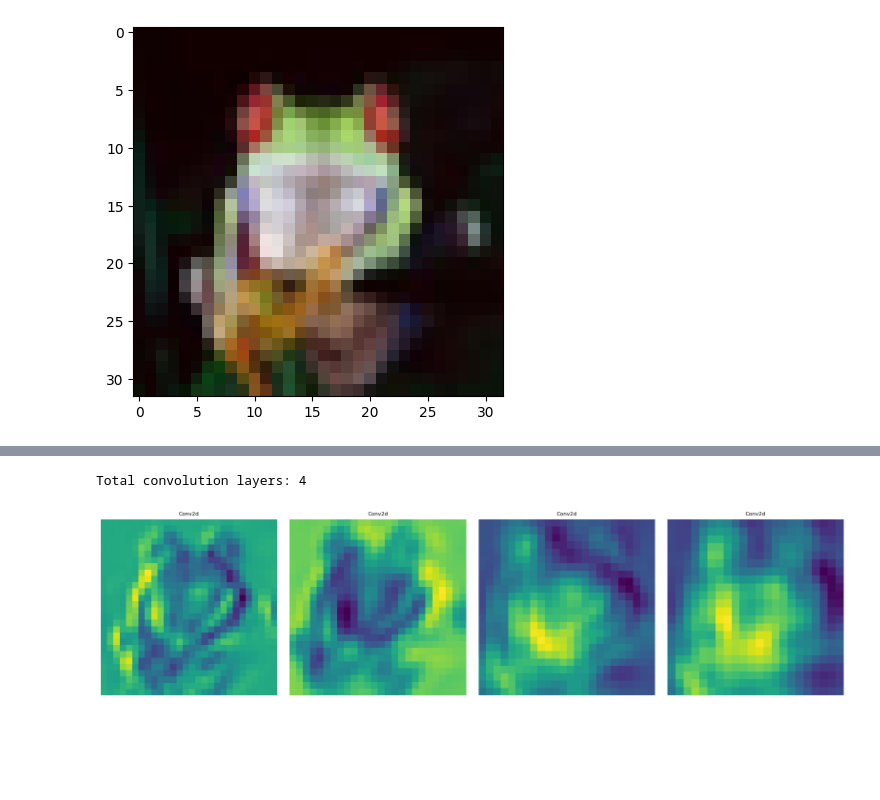
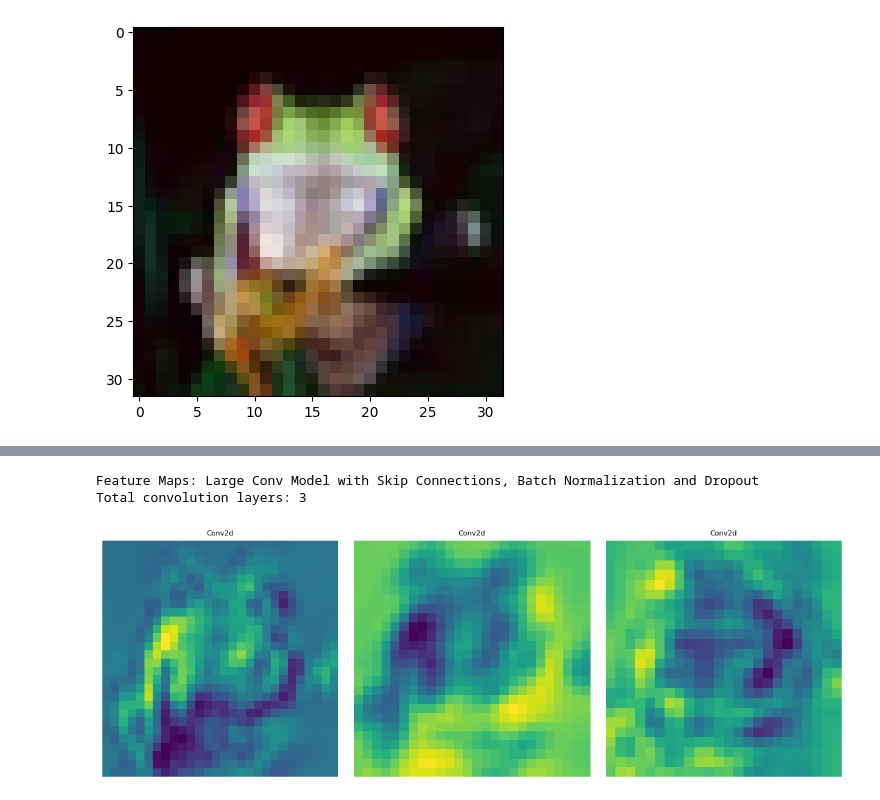
Before and after one commit to anacastillonu/nn-archs, a Jupyter notebook: notebooks/dummy_examples_conv.ipynb, the cells around one changed output, grey strips where cells are left out. Drawn from its saved outputs; the diff is of its cells as text; code cells hidden in the pictures; blank space fills up the shorter version.

```diff
--- a/notebooks/dummy_examples_conv.ipynb
+++ b/notebooks/dummy_examples_conv.ipynb
@@ -312,0 +484,39 @@ Accuracy of the network on the test images: 77 %
+# %%
+class LargeConvBNReg(nn.Module):
+    def __init__(self):
+        super(LargeConvBNReg, self).__init__()
+        self.conv1 = nn.Conv2d(3, 32, 5)
+        self.bn1 = nn.BatchNorm2d(32)
+        self.conv2 = nn.Conv2d(32, 64, 3)
+        self.bn2 = nn.BatchNorm2d(64)
+        self.conv3 = nn.Conv2d(64, 128, 3)
+        self.bn3 = nn.BatchNorm2d(128)
+        self.dropout = nn.Dropout(0.2)
+        self.fc1 = nn.Linear(128 * 2 * 2, 120)
+        self.fc2 = nn.Linear(120, 84)
+        self.fc3 = nn.Linear(84, 10)
+
+    def forward(self, x):
+        x = torch.relu(self.bn1(self.conv1(x)))
+        x = torch.max_pool2d(x, 2)
+        x = torch.relu(self.bn2(self.conv2(x)))
+        x = torch.max_pool2d(x, 2)
+        x = torch.relu(self.bn3(self.conv3(x)))
+        x = torch.max_pool2d(x, 2)
+        #print(x.shape)
+        x = x.view(-1, 128 * 2 * 2)
+        x = self.dropout(x)
+        x = torch.relu(self.fc1(x))
+        x = self.dropout(x)
+        x = torch.relu(self.fc2(x))
+        x = self.dropout(x)
+        x = self.fc3(x)
+        return x
+
+convgradiendreg2 = LargeConvBNReg()
+print("Training Final Model...")
+train_losses, val_losses = train_model(convgradiendreg2, trainloader, valloader)
+torch.save(convgradiendreg2.state_dict(), './models/convgradiendreg2.pth')
+
+test_model(convgradiendreg2, testloader)
+plot_losses(train_losses, val_losses, trainloader,'Final Model: Batch Normalization + Dropout')
@@ -415,9 +658,10 @@ Total convolution layers: 4
 # %%
-
-trained_model = Model2()
-trained_model.load_state_dict(torch.load('./models/model2.pth'))
+print("Feature Maps: Large Conv Model with Skip Connections, Batch Normalization and Dropout")
+trained_model = LargeConvBNReg()
+trained_model.load_state_dict(torch.load('./models/convgradiendreg.pth'))
 trained_model.eval()
 plot_feature_maps(trained_model, dataset)
 # %% [output]
-Total convolution layers: 4
+Feature Maps: Large Conv Model with Skip Connections, Batch Normalization and Dropout
+Total convolution layers: 3
-[figure, old version]
+[figure, new version]
```
Also changed, not shown: parts of 43 cells of this notebook.
